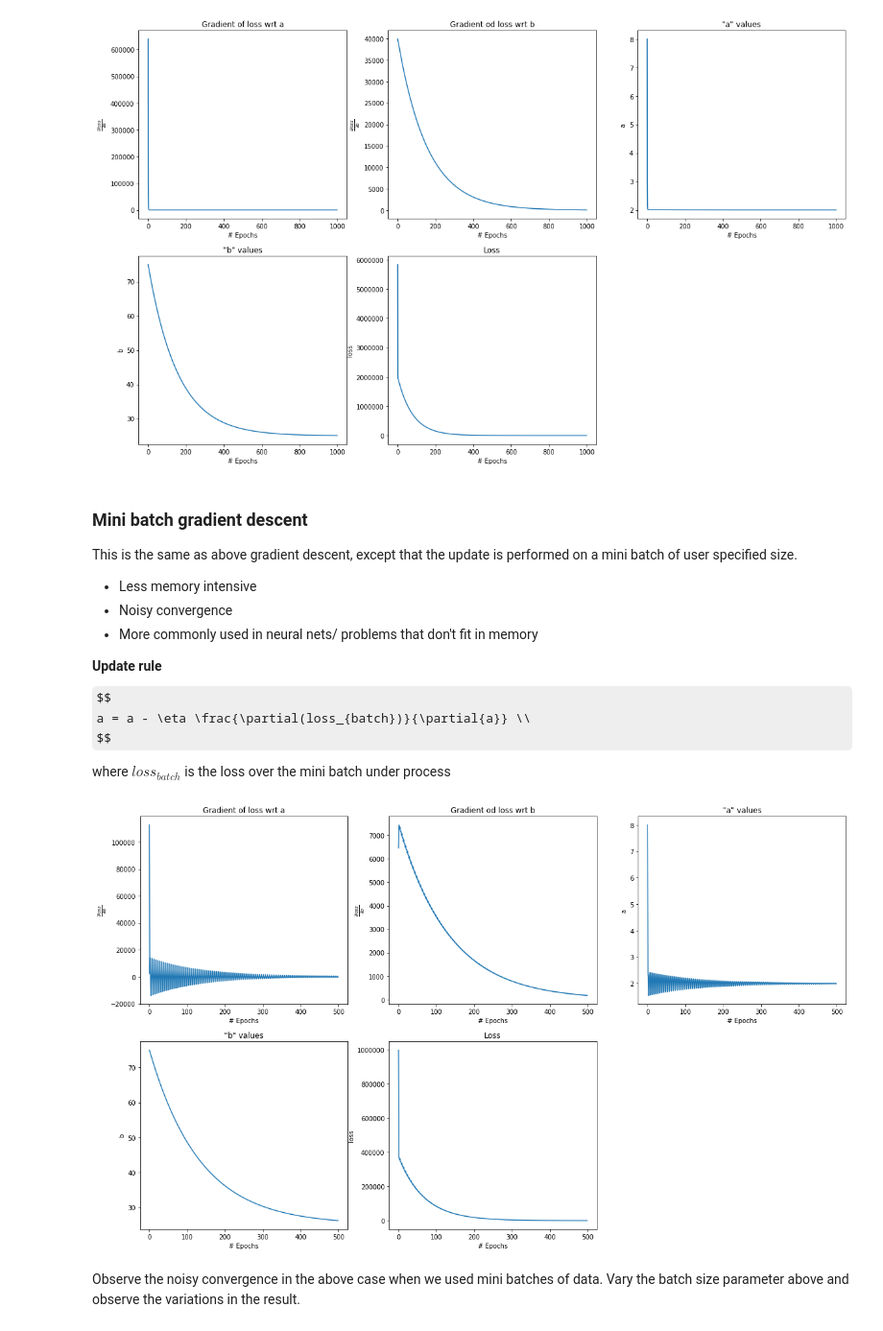
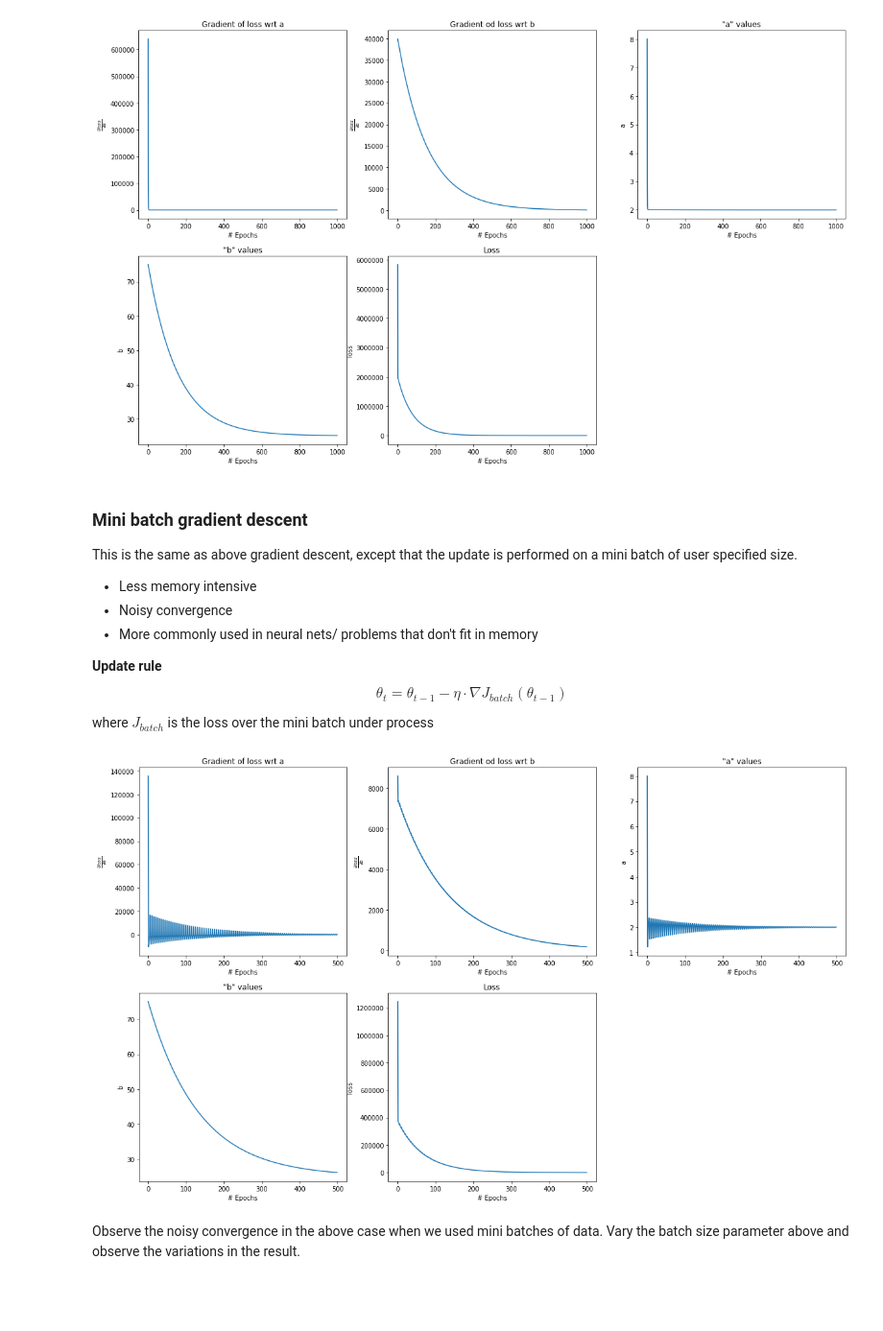
Before and after one commit to falaktheoptimist/gradient_descent_optimizers, a Jupyter notebook: Optimizers Linear Regression example.ipynb, the cells around one changed output. Shown at 96% size. Saved outputs shown, nothing was run; the diff lists cells and outputs as text; code cells hidden in the pictures; some formulas as TeX source; blank space fills up the shorter version.

```diff
--- a/Optimizers Linear Regression example.ipynb
+++ b/Optimizers Linear Regression example.ipynb
@@ -249,20 +276,20 @@ eta = 8e-6
 
 grad_store, abvalue_store, loss_store, _ = init_data_store(num_epochs)
 
-a_opt = initial_a
-b_opt = initial_b
+theta = np.array([initial_a, initial_b])
 
 for i in range(num_epochs):
+    abvalue_store[i,:] = theta
+
     #calculate gradient
-    grad, loss = gradient(J, theta)
-    abvalue_store[i,:] = grad
+    grad, loss = gradient(x,y, theta)
 
     #update rule
     delta_theta = eta * grad
     theta = theta - delta_theta
 
     # storing them to display later
-    grad_store[i,:] = [grad_a, grad_b]
+    grad_store[i] = grad
     loss_store[i] = loss
 
 plot_all_results(grad_store, abvalue_store, loss_store)
@@ -279,50 +306,43 @@ This is the same as above gradient descent, except that the update is performed
 
 **Update rule**
 $$
-a = a - \eta \frac{\partial(loss_{batch})}{\partial{a}} \\
+\theta_t = \theta_{t-1} - \eta \cdot \nabla J_{batch}(\theta_{t-1})
 $$
 
-where $loss_{batch}$ is the loss over the mini batch under process
+where $J_{batch}$ is the loss over the mini batch under process
 # %%
 # Mini batch gradient descent
 
 initial_a = 8
 initial_b = 75
 num_epochs = 100
 eta = 5e-5
 batch_size = 150 # Lower this and watch the plots grow messy
 n_batches = int(x.shape[0]/batch_size)
 
 grad_store, abvalue_store, loss_store, velocity_store = init_data_store(num_epochs*n_batches)
 
-ix = np.arange(0,x.shape[0])
-np.random.shuffle(ix)
-x = x[ix]
-y = y[ix]
-a_opt = initial_a
-b_opt = initial_b
-
-def get_data_from_batch(x,y,idx):
-    start_ix = idx*batch_size
-    end_ix   = min(start_ix + batch_size, x.shape[0])
-    return (x[start_ix:end_ix], y[start_ix:end_ix])
+theta = np.array([initial_a, initial_b])
 
 i=0
 for epoch in range(num_epochs):
     for batch_idx in range(n_batches):
-        abvalue_store[i,:] = [a_opt, b_opt]
-        x_batch, y_batch = get_data_from_batch(x,y, batch_idx)
-        grad_a, grad_b, loss = gradient(x_batch, y_batch, a_opt, b_opt)
-        a_opt = a_opt - eta * grad_a
-        b_opt = b_opt - eta * grad_b
+        abvalue_store[i] = theta
+        x_batch, y_batch = get_data_from_batch(x,y, batch_idx, batch_size)
 
-        grad_store[i,:] = [grad_a, grad_b]
+        #calculate gradient
+        grad, loss = gradient(x_batch, y_batch, theta)
+
+        # update parameters
+        theta = theta - eta * grad
+
+        grad_store[i] = grad
         loss_store[i] = loss
         i += 1
 
 plot_all_results(grad_store, abvalue_store, loss_store)
 # %% [output]
-[figure, old version]
+[figure, new version]
 # %% [markdown]
 Observe the noisy convergence in the above case when we used mini batches of data. Vary the batch size parameter above and observe the variations in the result.
 # %% [markdown]
```
Also changed, not shown: parts of 35 cells of this notebook.
